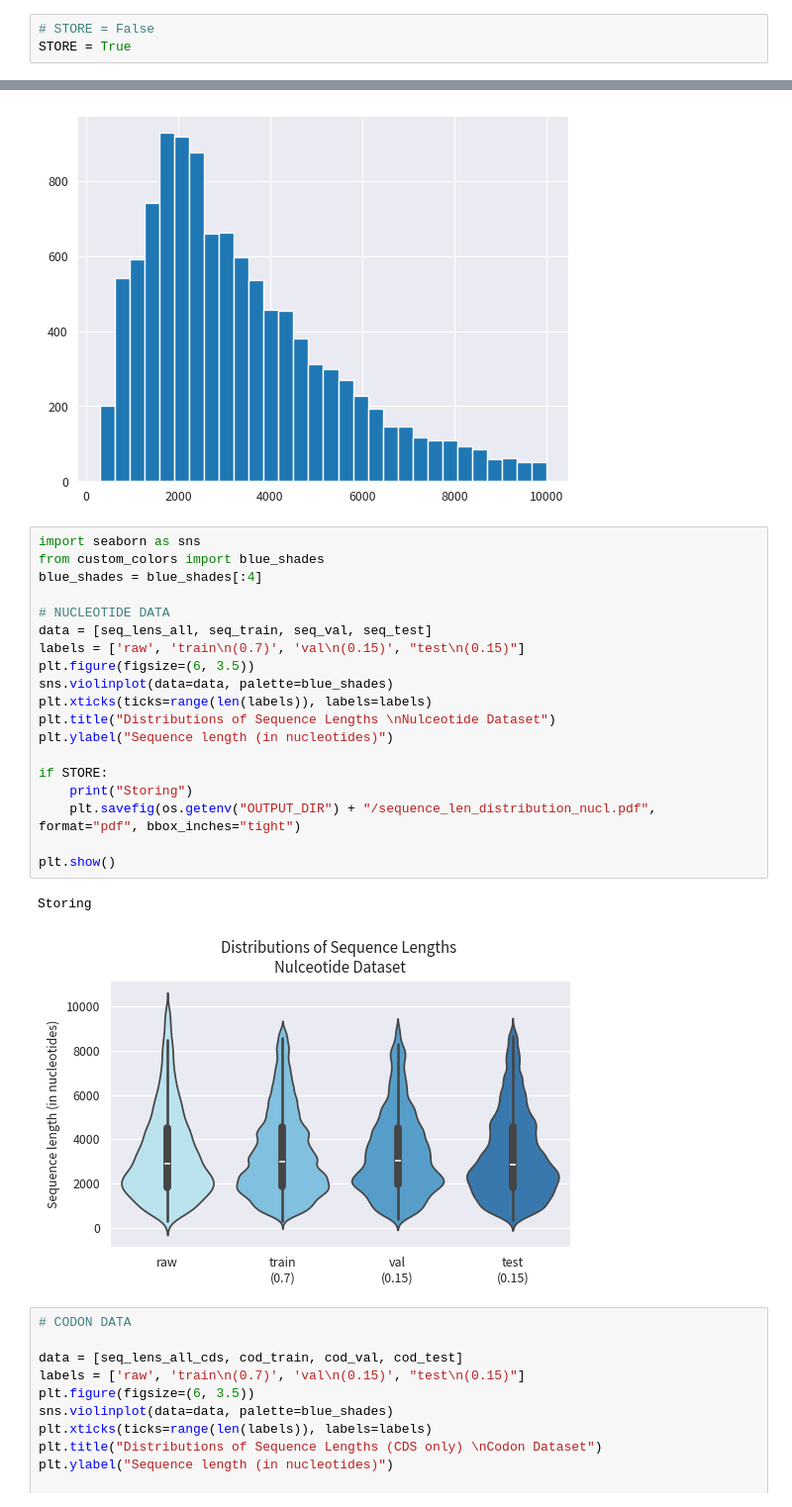
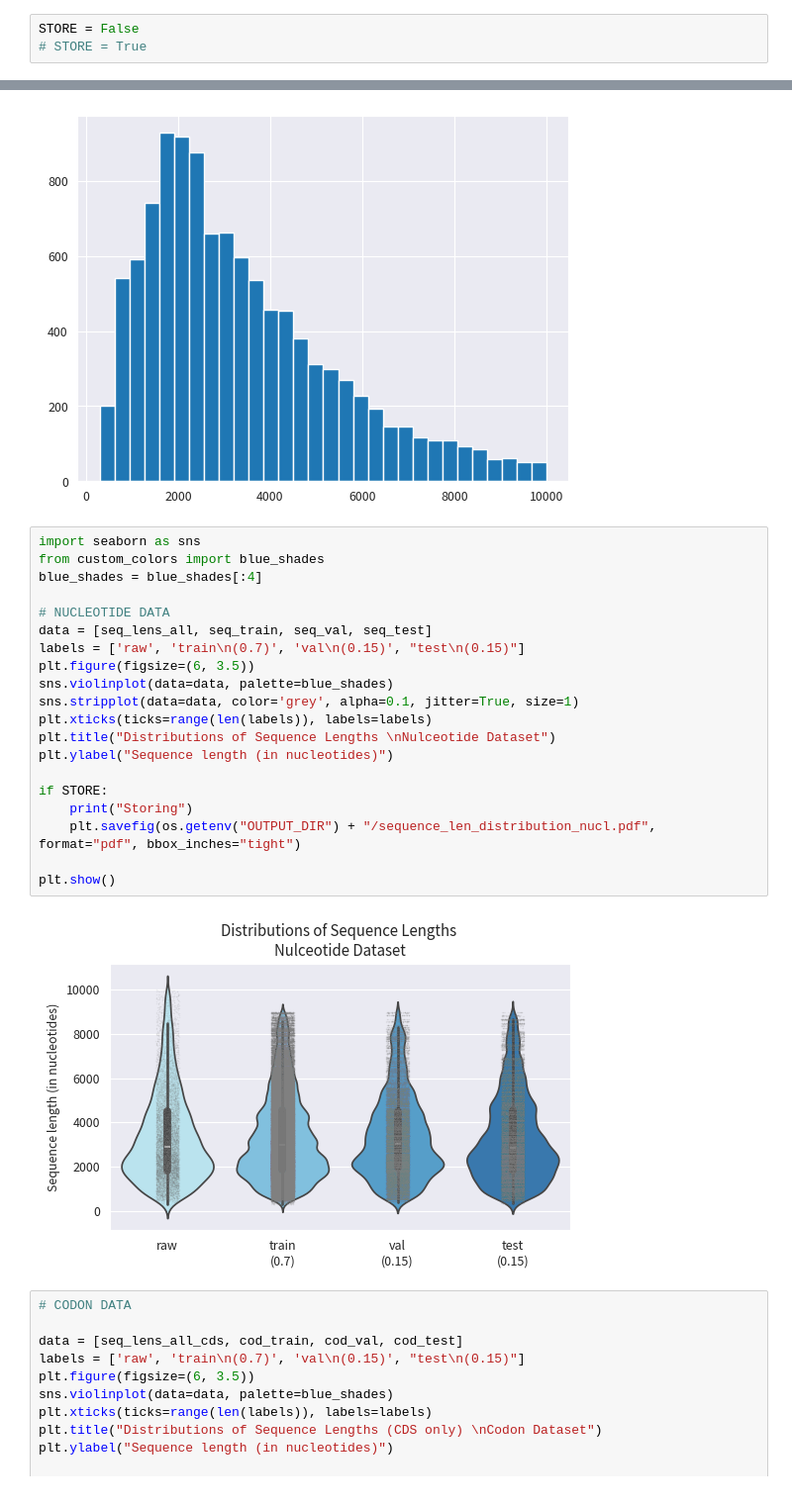
Before and after one commit to f-krause/master-thesis, a Jupyter notebook: experiments/visualisation/seq_len_distrib.ipynb, the cells around one changed output, grey strips where cells are left out. Shown at 99% size. Saved outputs shown, nothing was run; the diff lists cells and outputs as text.

```diff
--- a/experiments/visualisation/seq_len_distrib.ipynb
+++ b/experiments/visualisation/seq_len_distrib.ipynb
@@ -13,8 +13,8 @@ source_sans_pro = fm.FontProperties(fname=font_path)
 
 plt.rcParams['font.family'] = source_sans_pro.get_name()
 # %%
-# STORE = False
-STORE = True
+STORE = False
+# STORE = True
 # %% [markdown]
 ## Load from raw data (on server only)
 # %%
@@ -194,25 +194,25 @@ plt.hist(seq_lens_all, bins=30)
 # %%
 import seaborn as sns
 from custom_colors import blue_shades
 blue_shades = blue_shades[:4]
 
 # NUCLEOTIDE DATA
 data = [seq_lens_all, seq_train, seq_val, seq_test]
 labels = ['raw', 'train\n(0.7)', 'val\n(0.15)', "test\n(0.15)"]
 plt.figure(figsize=(6, 3.5))
 sns.violinplot(data=data, palette=blue_shades)
+sns.stripplot(data=data, color='grey', alpha=0.1, jitter=True, size=1)
 plt.xticks(ticks=range(len(labels)), labels=labels)
 plt.title("Distributions of Sequence Lengths \nNulceotide Dataset")
 plt.ylabel("Sequence length (in nucleotides)")
 
 if STORE:
     print("Storing")
     plt.savefig(os.getenv("OUTPUT_DIR") + "/sequence_len_distribution_nucl.pdf", format="pdf", bbox_inches="tight")
 
 plt.show()
 # %% [output]
-Storing
-[figure, old version]
+[figure, new version]
 # %%
 # CODON DATA
 
```
